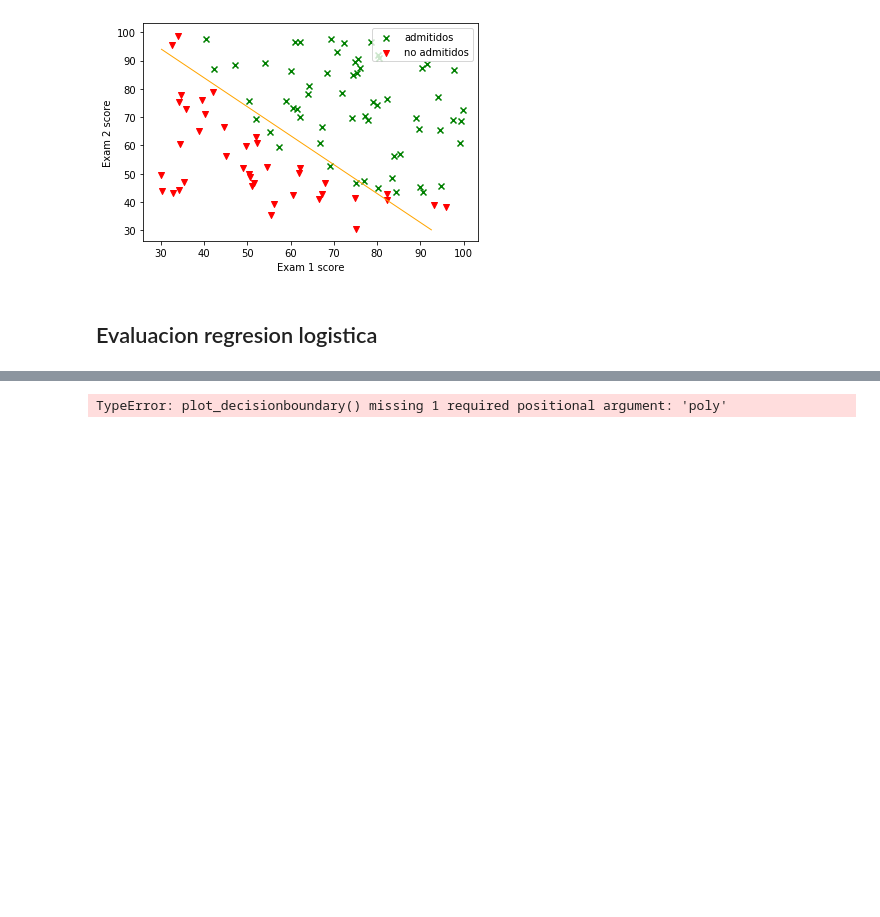
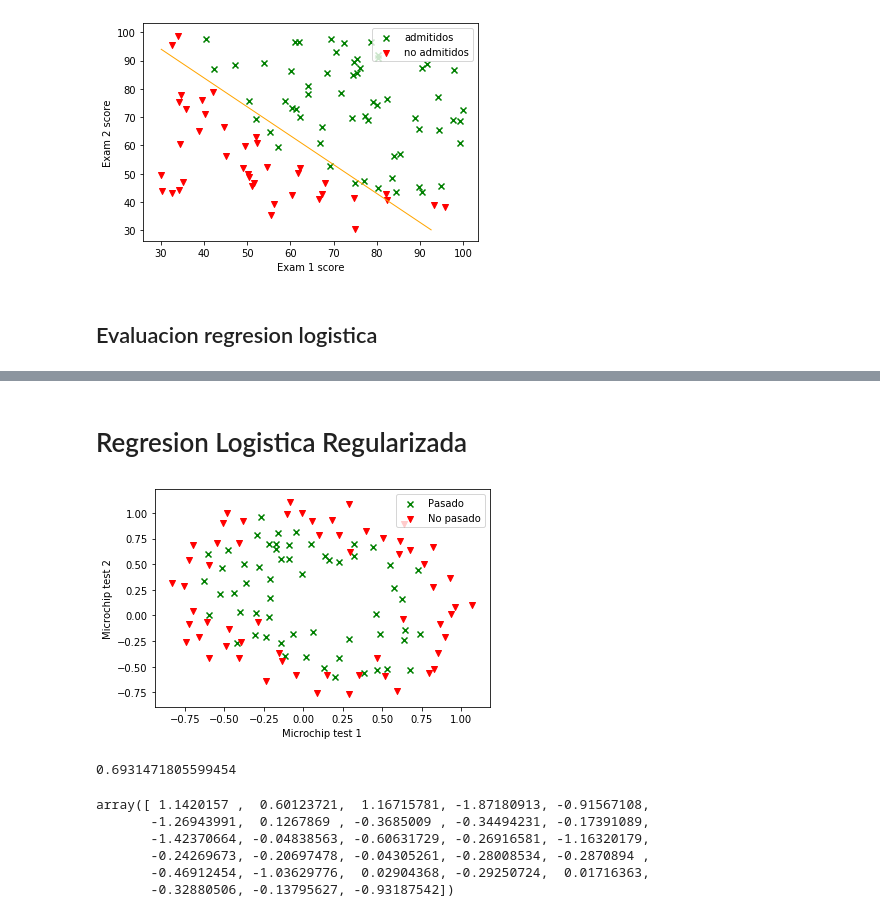
Before and after one commit to GuillermoOvejeroSanchez/Aprendizaje-Automatico, a Jupyter notebook: LogisticRegression/LogisticRegression.ipynb, the cells around one changed output, grey strips where cells are left out. Drawn from its saved outputs; the diff is of its cells as text; code cells hidden in the pictures; blank space fills up the shorter version.

Commit message:
Logistic Reg cuasi acabada

```diff
--- a/LogisticRegression/LogisticRegression.ipynb
+++ b/LogisticRegression/LogisticRegression.ipynb
@@ -171,0 +194,33 @@ len((X[pos, 1])[0])
+# %% [markdown]
+# Regresion Logistica Regularizada
+# %%
+datos = load_csv(fich="ex2data2.csv")
+# %%
+X = datos[:,:-1]
+np.shape(X) #(100,2)
+
+Y = datos[:,-1]
+np.shape(Y) #(100,0)
+
+m = np.shape(X)[0]
+n = np.shape(X)[1]
+
+# añadimos una columna de 1's a la X
+#X = np.hstack([np.ones([m, 1]), X])
+
+theta = np.zeros(np.shape(X[1]))
+# %%
+#pasado
+pos = np.where(Y == 1)
+plt.scatter(X[pos, 0], X[pos, 1], marker='x', c='g', label='Pasado')
+
+#no pasado
+pos = np.where(Y == 0)
+plt.scatter(X[pos,0], X[pos,1], marker='v', c='r', label='No pasado')
+
+plt.legend(loc = 'upper right')
+plt.xlabel("Microchip test 1")
+plt.ylabel("Microchip test 2")
+plt.show()
+# %% [output]
+[figure, added]
@@ -171,0 +234,10 @@ len((X[pos, 1])[0])
+# %%
+def cost(theta, X, Y, lambda_param):
+    H = sigmoid(np.dot(X, theta))
+    Aux1 = -(np.dot(np.log(H).T, Y) + np.dot((np.log(1 - H)).T, (1 - Y)))/len(X)
+    Aux2 = (lambda_param/(2*len(X))) * np.sum(theta**2)
+    return Aux1 + Aux2
+
+cost(theta, X_poly, Y, lambda_param)
+# %% [output]
+0.6931471805599454
@@ -172,6 +248,23 @@ len((X[pos, 1])[0])
+# %%
+result = opt.fmin_tnc(func=cost, x0=theta, fprime=gradient, args=(X_poly, Y, lambda_param))
+theta_opt = result[0]
+theta_opt
+# %% [output]
+array([ 1.1420157 ,  0.60123721,  1.16715781, -1.87180913, -0.91567108,
+       -1.26943991,  0.1267869 , -0.3685009 , -0.34494231, -0.17391089,
+       -1.42370664, -0.04838563, -0.60631729, -0.26916581, -1.16320179,
+       -0.24269673, -0.20697478, -0.04305261, -0.28008534, -0.2870894 ,
+       -0.46912454, -1.03629776,  0.02904368, -0.29250724,  0.01716363,
+       -0.32880506, -0.13795627, -0.93187542])
 # %%
 def plot_decisionboundary(X, Y, theta, poly):
     plt.figure()
+
+    pos = np.where(Y == 1)
+    plt.scatter(X[pos, 0], X[pos, 1], marker='x', c='k', label='Pasado')
+    pos = np.where(Y == 0)
+    plt.scatter(X[pos,0], X[pos,1], marker='v', c='y', label='No pasado')
+
     x1_min, x1_max = X[:, 0].min(), X[:, 0].max()
     x2_min, x2_max = X[:, 1].min(), X[:, 1].max()
     xx1, xx2 = np.meshgrid(np.linspace(x1_min, x1_max),
@@ -180,9 +273,6 @@ def plot_decisionboundary(X, Y, theta, poly):
     xx2.ravel()]).dot(theta))
     h = h.reshape(xx1.shape)
     plt.contour(xx1, xx2, h, [0.5], linewidths=1, colors='g')
+    plt.show()
     plt.savefig("boundary.pdf")
     plt.close()
-
-plot_decisionboundary(X,Y, theta)
-# %% [output]
-TypeError: plot_decisionboundary() missing 1 required positional argument: 'poly'
```
Also changed, not shown: parts of 7 cells of this notebook, 3 other files.
